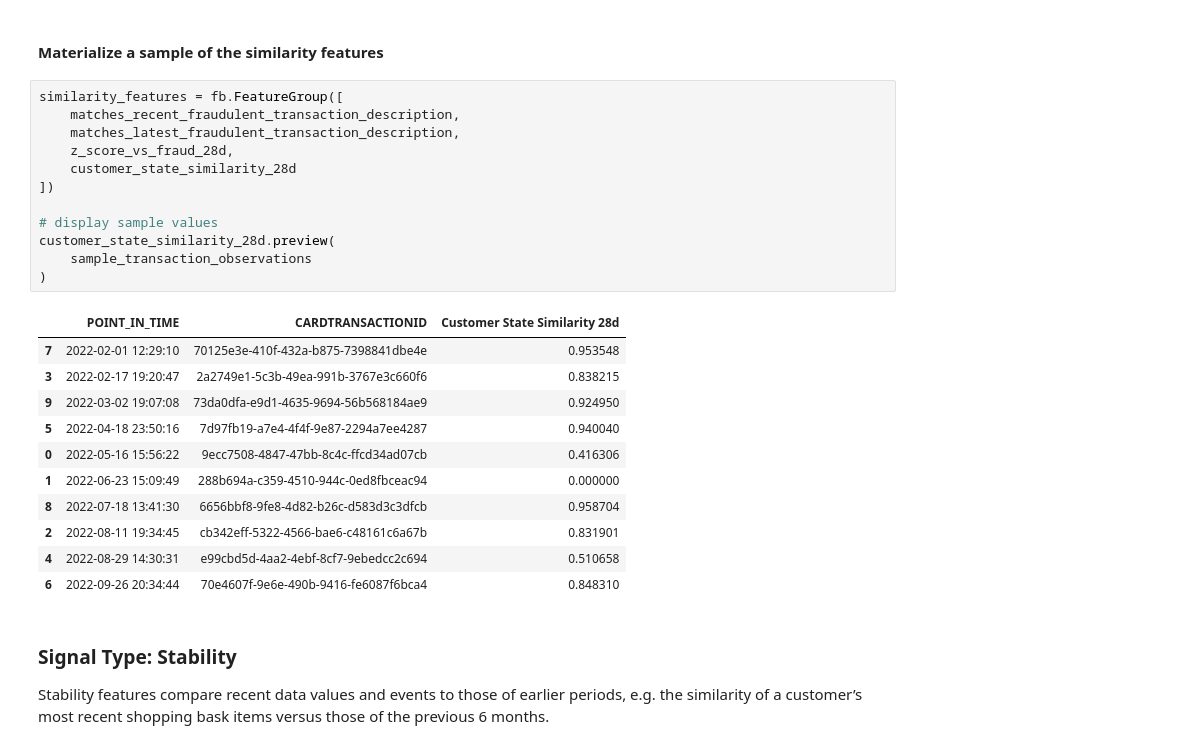
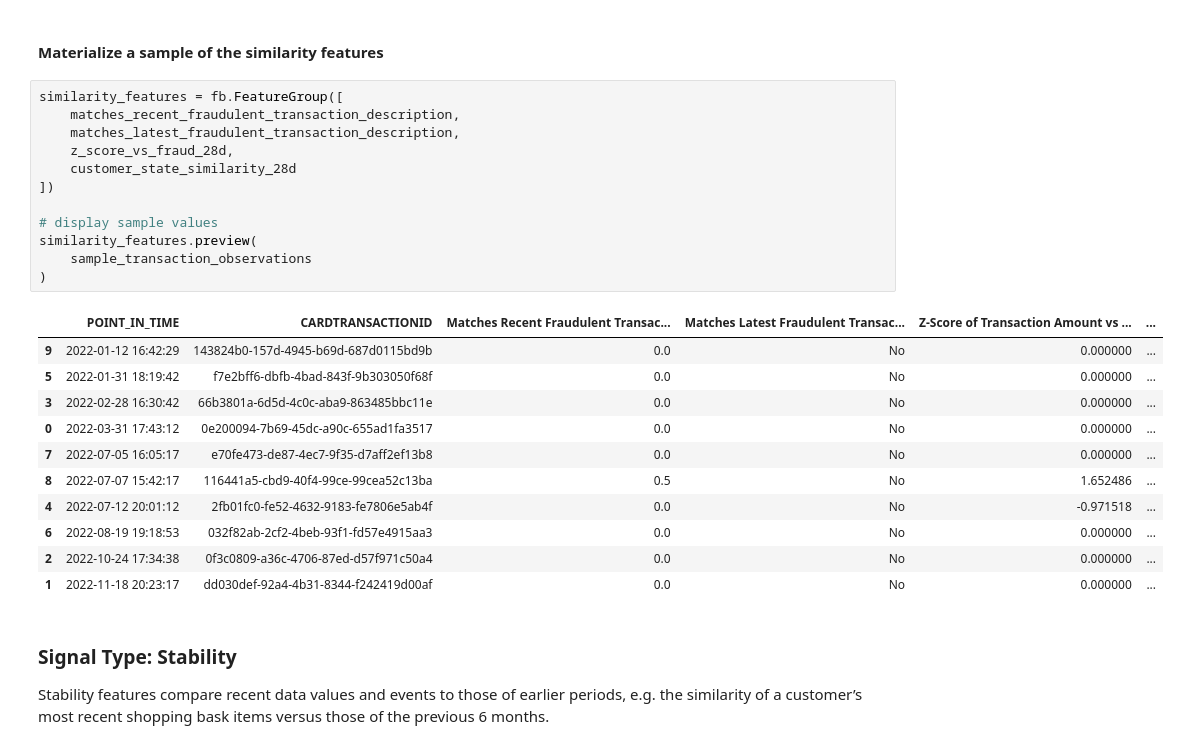
Before and after one commit to colinpriest/ODSC-Europe-20230615, a Jupyter notebook: ODSCEuropeWorkshopFeatureEngineeringWithSignalTypes.ipynb, the cells around one changed output. Saved outputs shown, nothing was run; the diff lists cells and outputs as text.

Commit message:
Materialize the full set of similarity features

```diff
--- a/ODSCEuropeWorkshopFeatureEngineeringWithSignalTypes.ipynb
+++ b/ODSCEuropeWorkshopFeatureEngineeringWithSignalTypes.ipynb
@@ -543,27 +542,27 @@ customer_state_similarity_28d.name = "Customer State Similarity 28d"
 # %%
 similarity_features = fb.FeatureGroup([
     matches_recent_fraudulent_transaction_description,
     matches_latest_fraudulent_transaction_description,
     z_score_vs_fraud_28d,
     customer_state_similarity_28d
 ])
 
 # display sample values
-customer_state_similarity_28d.preview(
+similarity_features.preview(
     sample_transaction_observations
 )
 # %% [output]
-|  | POINT_IN_TIME | CARDTRANSACTIONID | Customer State Similarity 28d |
-| 7 | 2022-02-01 12:29:10 | 70125e3e-410f-432a-b875-7398841dbe4e | 0.953548 |
-| 3 | 2022-02-17 19:20:47 | 2a2749e1-5c3b-49ea-991b-3767e3c660f6 | 0.838215 |
-| 9 | 2022-03-02 19:07:08 | 73da0dfa-e9d1-4635-9694-56b568184ae9 | 0.924950 |
-| 5 | 2022-04-18 23:50:16 | 7d97fb19-a7e4-4f4f-9e87-2294a7ee4287 | 0.940040 |
-| 0 | 2022-05-16 15:56:22 | 9ecc7508-4847-47bb-8c4c-ffcd34ad07cb | 0.416306 |
-| 1 | 2022-06-23 15:09:49 | 288b694a-c359-4510-944c-0ed8fbceac94 | 0.000000 |
-| 8 | 2022-07-18 13:41:30 | 6656bbf8-9fe8-4d82-b26c-d583d3c3dfcb | 0.958704 |
-| 2 | 2022-08-11 19:34:45 | cb342eff-5322-4566-bae6-c48161c6a67b | 0.831901 |
-| 4 | 2022-08-29 14:30:31 | e99cbd5d-4aa2-4ebf-8cf7-9ebedcc2c694 | 0.510658 |
-| 6 | 2022-09-26 20:34:44 | 70e4607f-9e6e-490b-9416-fe6087f6bca4 | 0.848310 |
+|  | POINT_IN_TIME | CARDTRANSACTIONID | Matches Recent Fraudulent Transac... | Matches Latest Fraudulent Transac... | Z-Score of Transaction Amount vs ... | ... |
+| 9 | 2022-01-12 16:42:29 | 143824b0-157d-4945-b69d-687d0115bd9b | 0.0 | No | 0.000000 | ... |
+| 5 | 2022-01-31 18:19:42 | f7e2bff6-dbfb-4bad-843f-9b303050f68f | 0.0 | No | 0.000000 | ... |
+| 3 | 2022-02-28 16:30:42 | 66b3801a-6d5d-4c0c-aba9-863485bbc11e | 0.0 | No | 0.000000 | ... |
+| 0 | 2022-03-31 17:43:12 | 0e200094-7b69-45dc-a90c-655ad1fa3517 | 0.0 | No | 0.000000 | ... |
+| 7 | 2022-07-05 16:05:17 | e70fe473-de87-4ec7-9f35-d7aff2ef13b8 | 0.0 | No | 0.000000 | ... |
+| 8 | 2022-07-07 15:42:17 | 116441a5-cbd9-40f4-99ce-99cea52c13ba | 0.5 | No | 1.652486 | ... |
+| 4 | 2022-07-12 20:01:12 | 2fb01fc0-fe52-4632-9183-fe7806e5ab4f | 0.0 | No | -0.971518 | ... |
+| 6 | 2022-08-19 19:18:53 | 032f82ab-2cf2-4beb-93f1-fd57e4915aa3 | 0.0 | No | 0.000000 | ... |
+| 2 | 2022-10-24 17:34:38 | 0f3c0809-a36c-4706-87ed-d57f971c50a4 | 0.0 | No | 0.000000 | ... |
+| 1 | 2022-11-18 20:23:17 | dd030def-92a4-4b31-8344-f242419d00af | 0.0 | No | 0.000000 | ... |
 # %% [markdown]
 ### Signal Type: Stability
 
```
Also changed, not shown: parts of 27 cells of this notebook.
